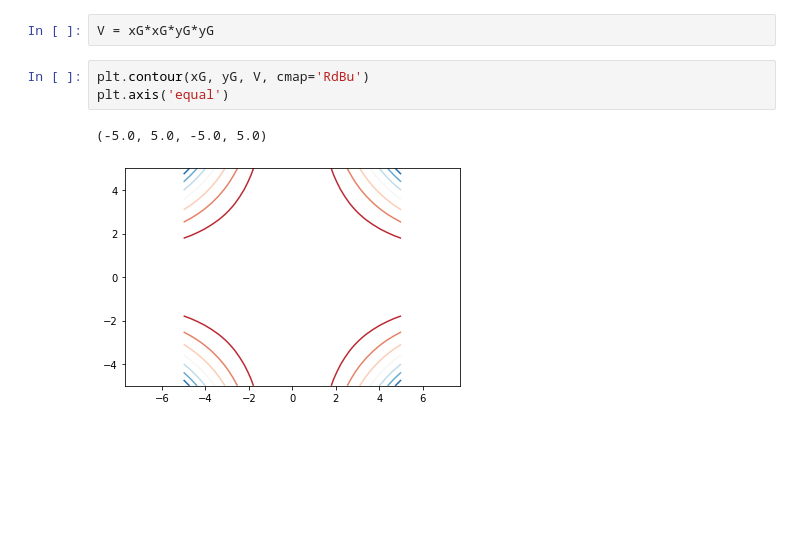
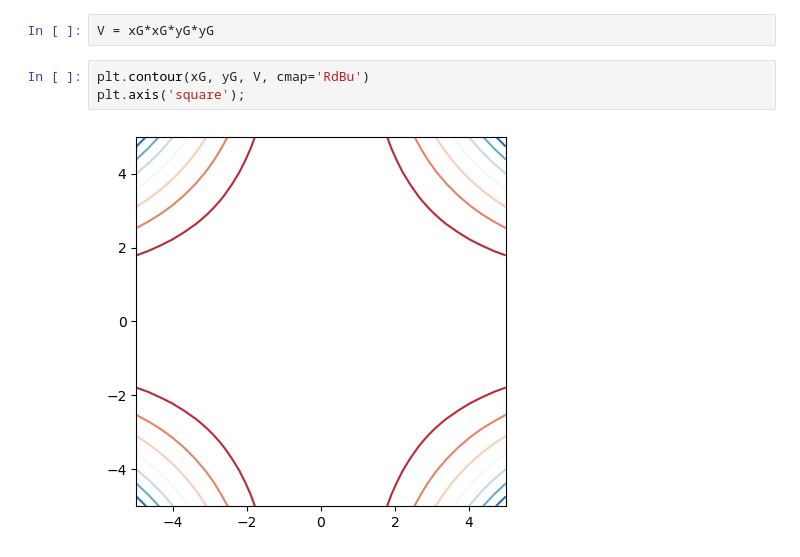
Before and after one commit to rajeshrinet/teaching, a Jupyter notebook: ex1-contourPlots-trajectory.ipynb, the cells around one changed output. Cells and saved outputs as stored; diff of their text form; blank space fills up the shorter version.

```diff
--- a/ex1-contourPlots-trajectory.ipynb
+++ b/ex1-contourPlots-trajectory.ipynb
@@ -32,7 +34,6 @@ xG, yG = np.meshgrid(np.linspace(-Lx, Lx, Np), np.linspace(-Lx, Lx, Np))
 V = xG*xG*yG*yG
 # %%
 plt.contour(xG, yG, V, cmap='RdBu')
-plt.axis('equal')
+plt.axis('square');
 # %% [output]
-(-5.0, 5.0, -5.0, 5.0)
-[figure, old version]
+[figure, new version]
```
Also changed, not shown: parts of 14 cells of this notebook, 1 other file.
